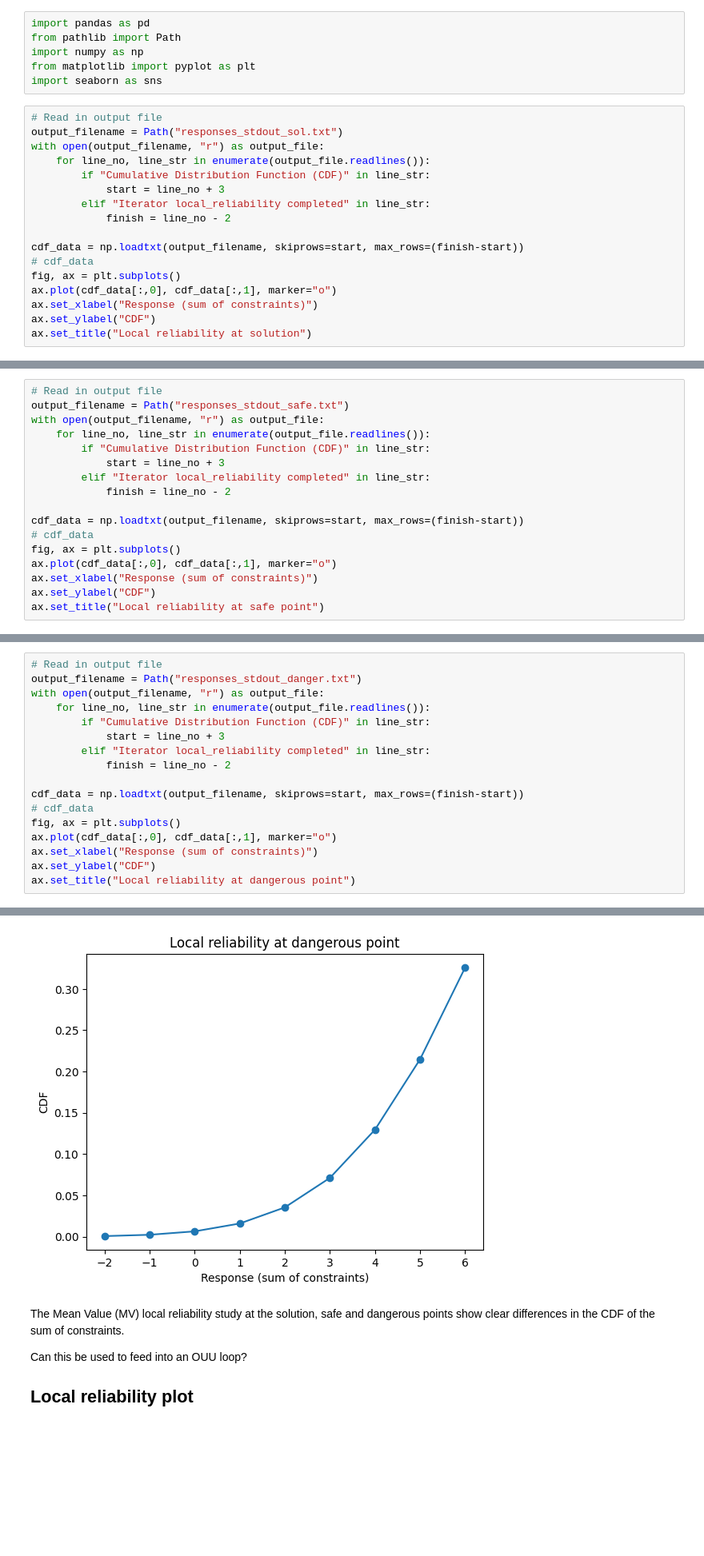
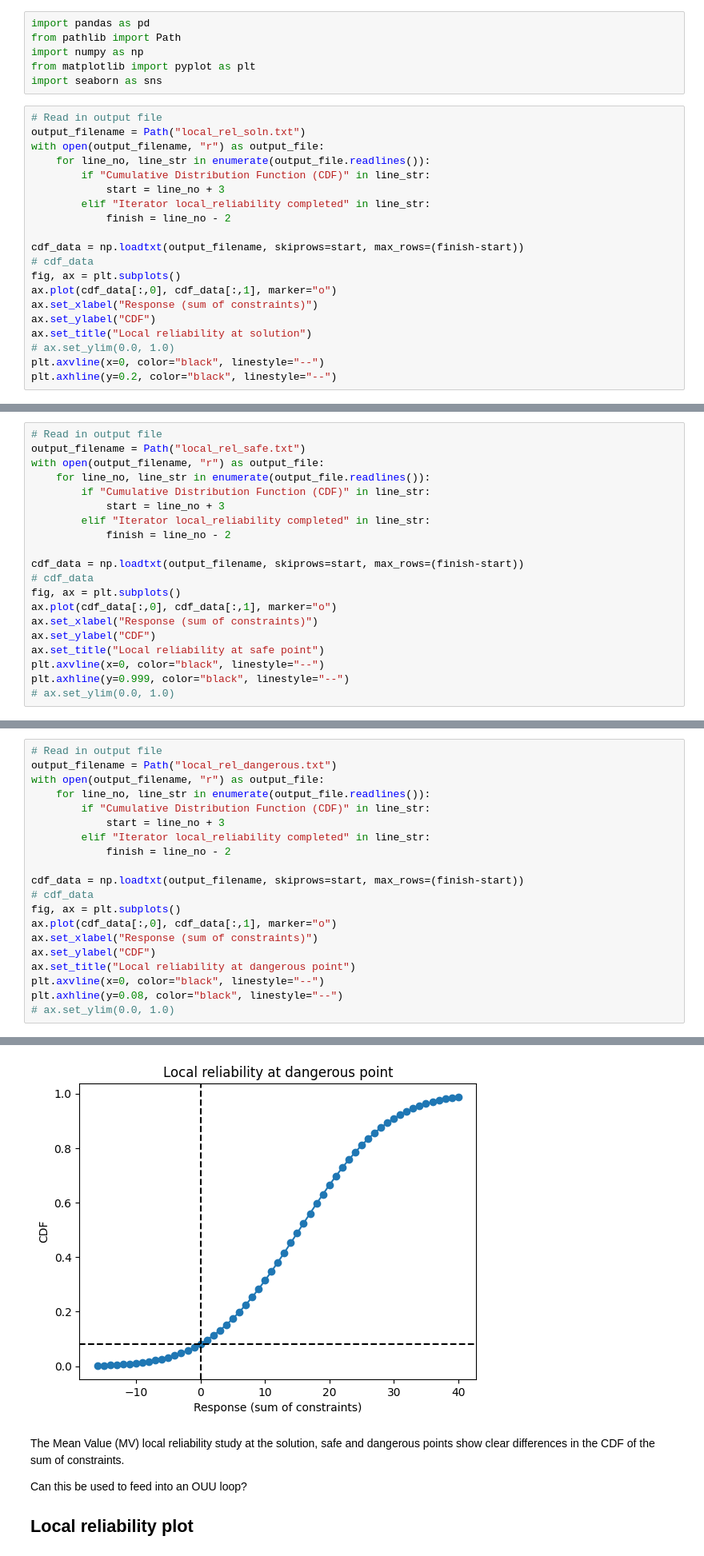
Before and after one commit to jonmaddock/dakota-examples, a Jupyter notebook: unc_rosen_ouu/plot_local_rel_mv.ipynb, the cells around one changed output, grey strips where cells are left out. Shown: that part at 80% size. Cells and saved outputs as stored; diff of their text form; blank space fills up the shorter version.

Commit message:
Smaller response levels for local reliability analysis

```diff
--- a/unc_rosen_ouu/plot_local_rel_mv.ipynb
+++ b/unc_rosen_ouu/plot_local_rel_mv.ipynb
@@ -10,7 +10,7 @@ from matplotlib import pyplot as plt
 import seaborn as sns
 # %%
 # Read in output file
-output_filename = Path("responses_stdout_sol.txt")
+output_filename = Path("local_rel_soln.txt")
 with open(output_filename, "r") as output_file:
     for line_no, line_str in enumerate(output_file.readlines()):
         if "Cumulative Distribution Function (CDF)" in line_str:
@@ -25,4 +25,7 @@ ax.plot(cdf_data[:,0], cdf_data[:,1], marker="o")
 ax.set_xlabel("Response (sum of constraints)")
 ax.set_ylabel("CDF")
 ax.set_title("Local reliability at solution")
+# ax.set_ylim(0.0, 1.0)
+plt.axvline(x=0, color="black", linestyle="--")
+plt.axhline(y=0.2, color="black", linestyle="--")
 # %% [output]
@@ -31,6 +34,6 @@ Text(0.5, 1.0, 'Local reliability at solution')
 # %%
 # Read in output file
-output_filename = Path("responses_stdout_safe.txt")
+output_filename = Path("local_rel_safe.txt")
 with open(output_filename, "r") as output_file:
     for line_no, line_str in enumerate(output_file.readlines()):
         if "Cumulative Distribution Function (CDF)" in line_str:
@@ -45,4 +48,7 @@ ax.plot(cdf_data[:,0], cdf_data[:,1], marker="o")
 ax.set_xlabel("Response (sum of constraints)")
 ax.set_ylabel("CDF")
 ax.set_title("Local reliability at safe point")
+plt.axvline(x=0, color="black", linestyle="--")
+plt.axhline(y=0.999, color="black", linestyle="--")
+# ax.set_ylim(0.0, 1.0)
 # %% [output]
@@ -51,6 +57,6 @@ Text(0.5, 1.0, 'Local reliability at safe point')
 # %%
 # Read in output file
-output_filename = Path("responses_stdout_danger.txt")
+output_filename = Path("local_rel_dangerous.txt")
 with open(output_filename, "r") as output_file:
     for line_no, line_str in enumerate(output_file.readlines()):
         if "Cumulative Distribution Function (CDF)" in line_str:
@@ -65,4 +71,7 @@ ax.plot(cdf_data[:,0], cdf_data[:,1], marker="o")
 ax.set_xlabel("Response (sum of constraints)")
 ax.set_ylabel("CDF")
 ax.set_title("Local reliability at dangerous point")
+plt.axvline(x=0, color="black", linestyle="--")
+plt.axhline(y=0.08, color="black", linestyle="--")
+# ax.set_ylim(0.0, 1.0)
 # %% [output]
@@ -70,4 +79,4 @@ Text(0.5, 1.0, 'Local reliability at dangerous point')
-[figure, old version]
+[figure, new version]
 # %% [markdown]
 The Mean Value (MV) local reliability study at the solution, safe and dangerous points show clear differences in the CDF of the sum of constraints.
 
```
Also changed, not shown: parts of 4 cells of this notebook, 1 other file.
